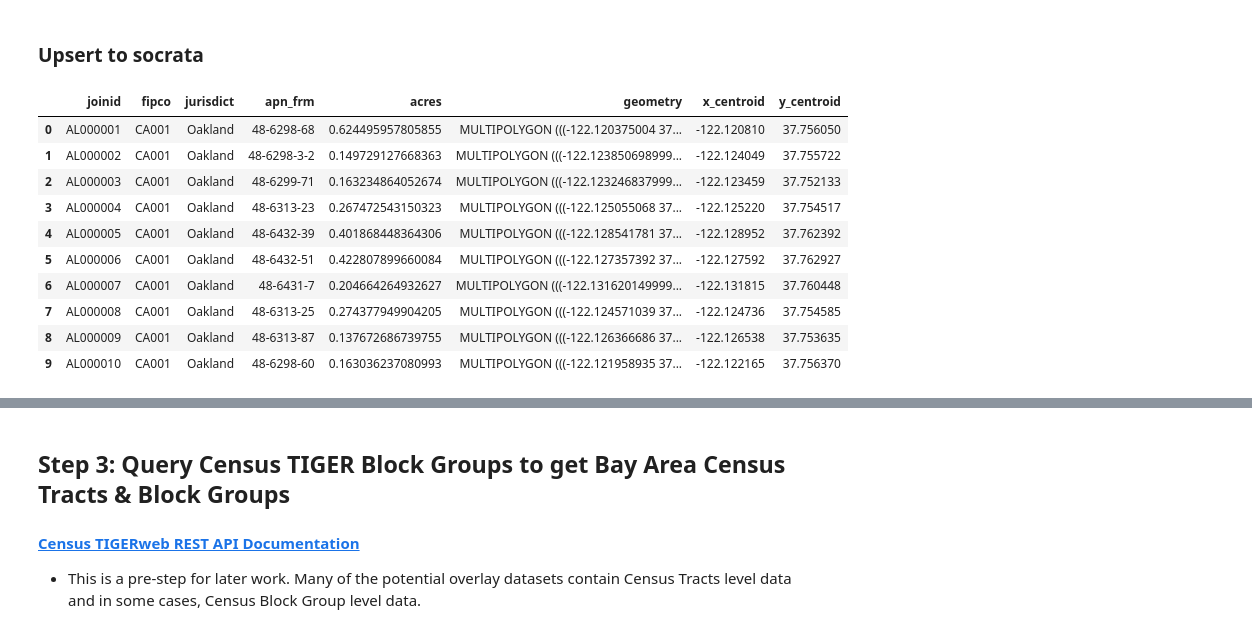
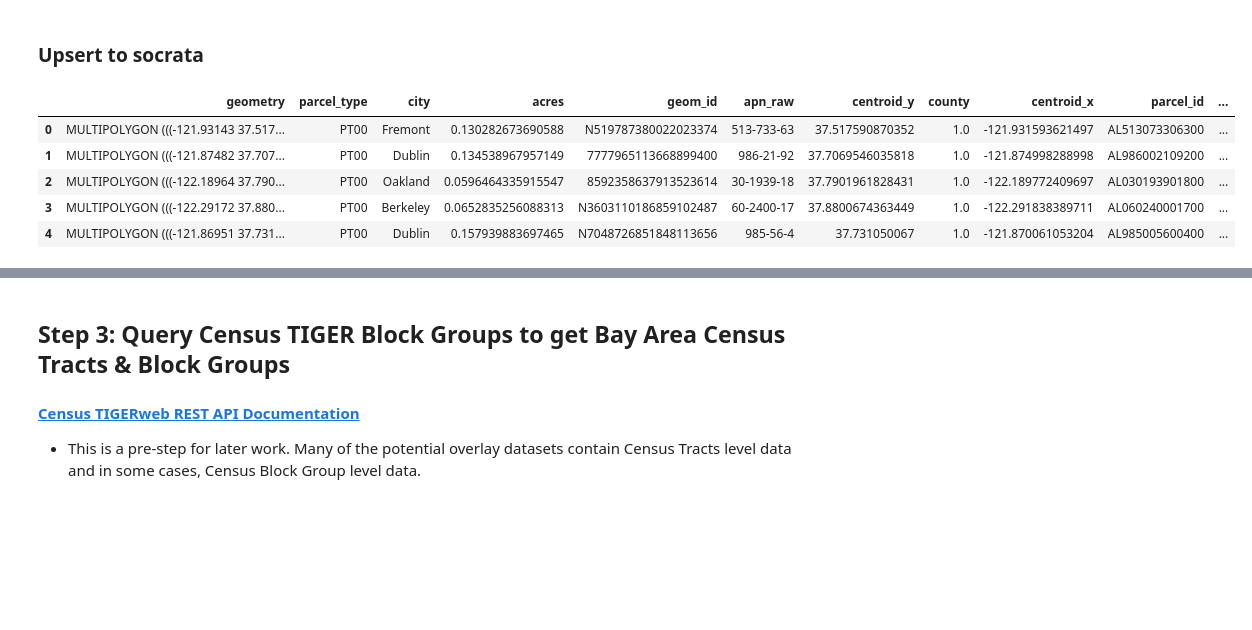
Before and after one commit to BayAreaMetro/Data-Analysis-Projects, a Jupyter notebook: housing-element-prescreening/scripts/Pre-Screening-Initial-Base-Dataset-Creation.ipynb, the cells around one changed output, grey strips where cells are left out. Saved outputs shown, nothing was run; the diff lists cells and outputs as text; code cells hidden in the pictures; blank space fills up the shorter version.

```diff
--- a/housing-element-prescreening/scripts/Pre-Screening-Initial-Base-Dataset-Creation.ipynb
+++ b/housing-element-prescreening/scripts/Pre-Screening-Initial-Base-Dataset-Creation.ipynb
@@ -113,5 +114,5 @@ housing_site_db_id = '37cj-99yh'
 - These data were processed, cleaned, and standardized by the Data & Visualization team
 - These data will serve the 'framework' data, which overlay data attributes will be added to
 # %%
-parcel_geojson = pull_geojson_from_socrata('pu8t-xzre')
+parcel_geojson = pull_geojson_from_socrata('qqfm-y9ey')
 # %% [output]
@@ -139,13 +140,7 @@ parcel_geojson['features']
 # %%
 # Convert to geojson to geodataframe
-parcel_columns = ['joinid',
-                  'geom_id',
-                  'fipco',
-                  'jurisdict',
-                  'apn_frm',
-                  'acres',
-                  'geometry']
-parcels = gp.GeoDataFrame.from_features(parcel_geojson['features'],columns=parcel_columns,crs={'EPSG:4326'})
+parcels = gp.GeoDataFrame.from_features(parcel_geojson['features'],
+                                        crs='EPSG:4326')
 # %%
 parcels.crs
 # %% [output]
@@ -176,3 +179,0 @@ parcels.iloc[1]['geometry'].representative_point().x
-# %%
-parcels['x_centroid'] = parcels['geometry'].representative_point().x
-parcels['y_centroid'] = parcels['geometry'].representative_point().y
@@ -193,18 +185,13 @@ parcels['geometry']= [MultiPolygon([feature]) if type(feature) == Polygon \
     else feature for feature in parcels["geometry"]]
 # %%
 #Convert geometry to wkt format before upserting to socrata
-parcels['geometry'] = parcels['geometry'].map(lambda x: x.wkt)
+parcels['shape'] = parcels['geometry'].map(lambda x: x.wkt)
 # %%
-parcels.head(10)
+parcels.head(5)
 # %% [output]
-|  | joinid | fipco | jurisdict | apn_frm | acres | geometry | x_centroid | y_centroid |
-| 0 | AL000001 | CA001 | Oakland | 48-6298-68 | 0.624495957805855 | MULTIPOLYGON (((-122.120375004 37... | -122.120810 | 37.756050 |
-| 1 | AL000002 | CA001 | Oakland | 48-6298-3-2 | 0.149729127668363 | MULTIPOLYGON (((-122.123850698999... | -122.124049 | 37.755722 |
-| 2 | AL000003 | CA001 | Oakland | 48-6299-71 | 0.163234864052674 | MULTIPOLYGON (((-122.123246837999... | -122.123459 | 37.752133 |
-| 3 | AL000004 | CA001 | Oakland | 48-6313-23 | 0.267472543150323 | MULTIPOLYGON (((-122.125055068 37... | -122.125220 | 37.754517 |
-| 4 | AL000005 | CA001 | Oakland | 48-6432-39 | 0.401868448364306 | MULTIPOLYGON (((-122.128541781 37... | -122.128952 | 37.762392 |
-| 5 | AL000006 | CA001 | Oakland | 48-6432-51 | 0.422807899660084 | MULTIPOLYGON (((-122.127357392 37... | -122.127592 | 37.762927 |
-| 6 | AL000007 | CA001 | Oakland | 48-6431-7 | 0.204664264932627 | MULTIPOLYGON (((-122.131620149999... | -122.131815 | 37.760448 |
-| 7 | AL000008 | CA001 | Oakland | 48-6313-25 | 0.274377949904205 | MULTIPOLYGON (((-122.124571039 37... | -122.124736 | 37.754585 |
-| 8 | AL000009 | CA001 | Oakland | 48-6313-87 | 0.137672686739755 | MULTIPOLYGON (((-122.126366686 37... | -122.126538 | 37.753635 |
-| 9 | AL000010 | CA001 | Oakland | 48-6298-60 | 0.163036237080993 | MULTIPOLYGON (((-122.121958935 37... | -122.122165 | 37.756370 |
+|  | geometry | parcel_type | city | acres | geom_id | apn_raw | centroid_y | county | centroid_x | parcel_id | ... |
+| 0 | MULTIPOLYGON (((-121.93143 37.517... | PT00 | Fremont | 0.130282673690588 | N519787380022023374 | 513-733-63 | 37.517590870352 | 1.0 | -121.931593621497 | AL513073306300 | ... |
+| 1 | MULTIPOLYGON (((-121.87482 37.707... | PT00 | Dublin | 0.134538967957149 | 7777965113668899400 | 986-21-92 | 37.7069546035818 | 1.0 | -121.874998288998 | AL986002109200 | ... |
+| 2 | MULTIPOLYGON (((-122.18964 37.790... | PT00 | Oakland | 0.0596464335915547 | 8592358637913523614 | 30-1939-18 | 37.7901961828431 | 1.0 | -122.189772409697 | AL030193901800 | ... |
+| 3 | MULTIPOLYGON (((-122.29172 37.880... | PT00 | Berkeley | 0.0652835256088313 | N3603110186859102487 | 60-2400-17 | 37.8800674363449 | 1.0 | -122.291838389711 | AL060240001700 | ... |
+| 4 | MULTIPOLYGON (((-121.86951 37.731... | PT00 | Dublin | 0.157939883697465 | N7048726851848113656 | 985-56-4 | 37.731050067 | 1.0 | -121.870061053204 | AL985005600400 | ... |
```
Also changed, not shown: parts of 26 cells of this notebook.
